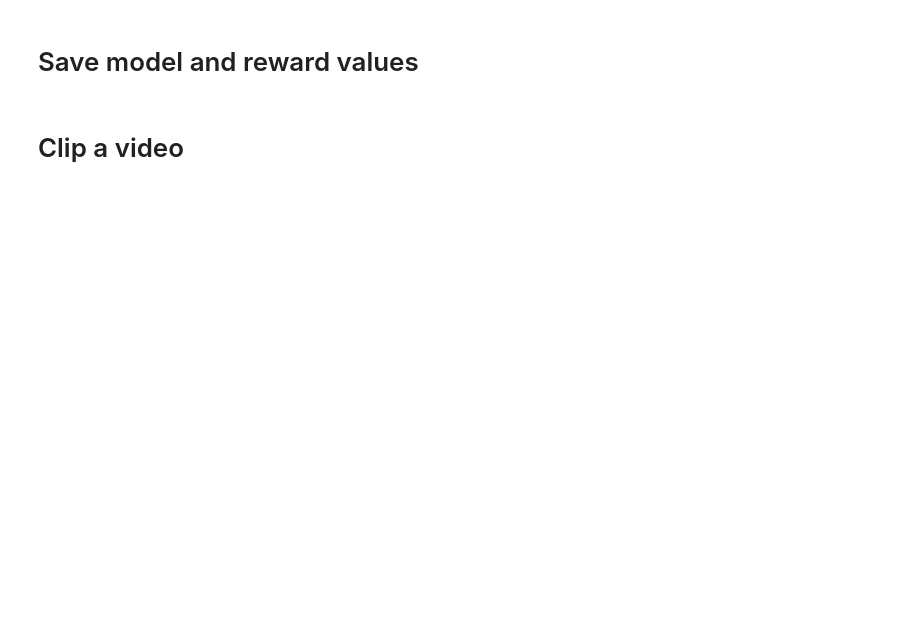
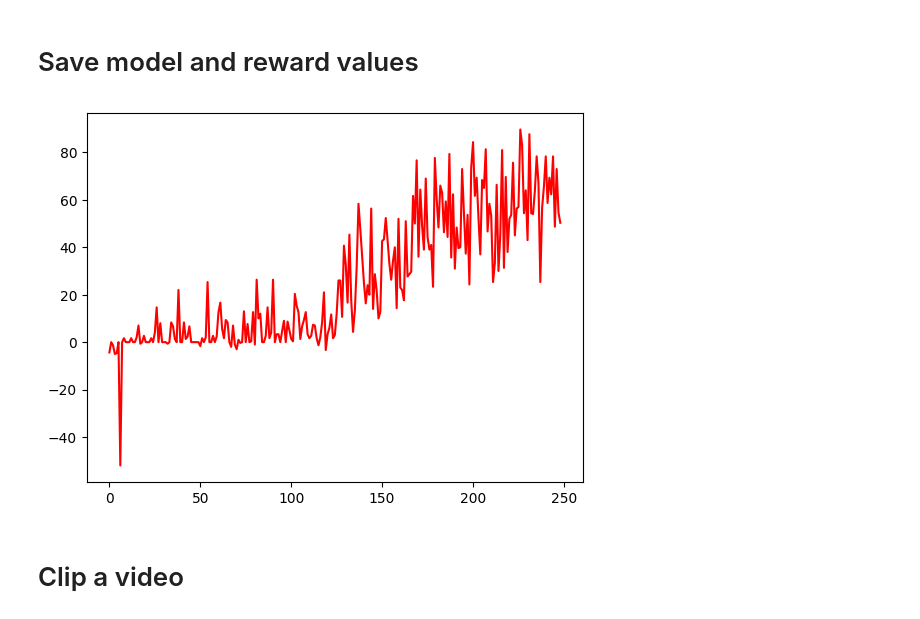
Before and after one commit to PaperID1776/NAVIndoor, a Jupyter notebook: Training demo.ipynb, the cells around one changed output. Drawn from its saved outputs; the diff is of its cells as text; code cells hidden in the pictures; blank space fills up the shorter version.

```diff
--- a/Training demo.ipynb
+++ b/Training demo.ipynb
@@ -126,6 +126,6 @@ Learner = RLLearner(env=env,
                    channel_env = channel_env,
                    budget = budget,
                    env_settings = env_settings,
-                   eval_n = 2) #number of episodes used for evaluation.
+                   eval_n = 3) #number of episodes used for evaluation.
 # %%
 Learner.train_model()
@@ -132,13 +146,14 @@ Learner.train_model()
 # %% [markdown]
 # Save model and reward values
 # %%
+name = 'checkpoint'
 plt.plot(Learner.rewards_eval,'r')
-with open('graphs_v3/'+name+'.pickle', 'wb') as f:
+with open(name+'.pickle', 'wb') as f:
     pickle.dump(Learner.rewards_eval,f)
-plt.savefig('graphs_v3/'+name+'.png',dpi=300)
-print('graphs_v3/'+name+'.png')
-plt.close()
-torch.save(Learner.model.state_dict(), 'graphs_v3/'+name+'.pt')
+#plt.savefig('graphs_v3/'+name+'.png',dpi=300)
+torch.save(Learner.model.state_dict(), name+'.pt')
+# %% [output]
+[figure, added]
 # %% [markdown]
 # Clip a video
 # %%
```
Also changed, not shown: parts of 1 cell of this notebook, 6 other files.
